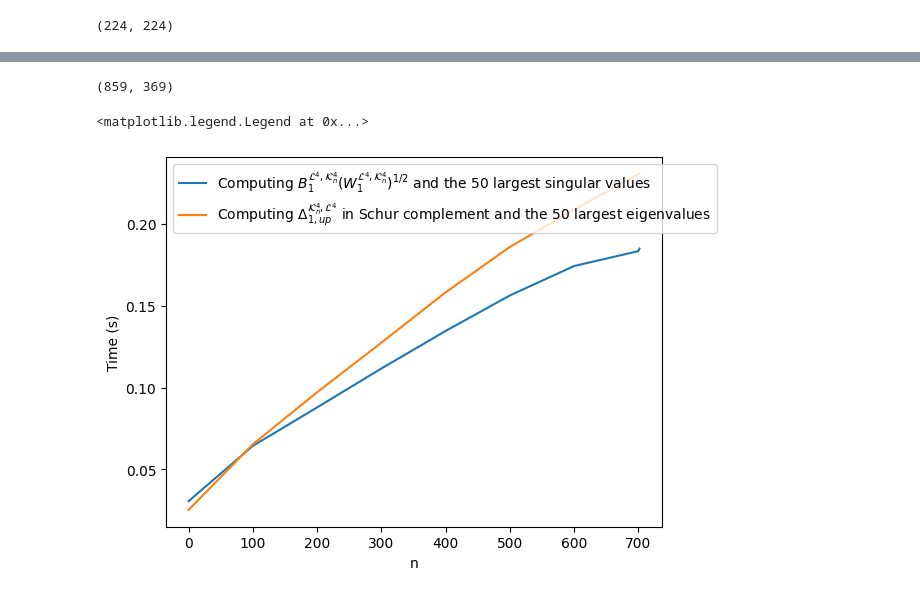
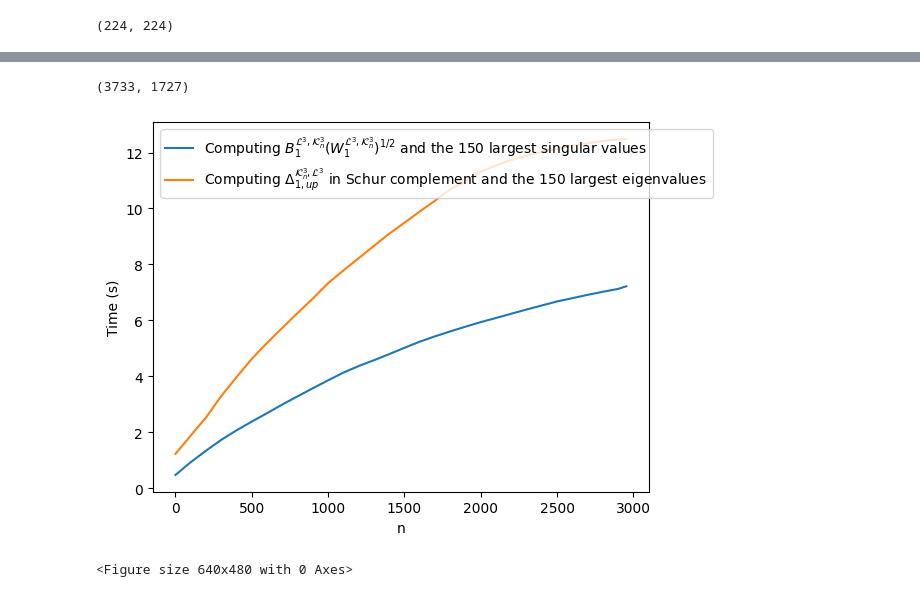
Before and after one commit to ruidongsmile/UpPersLapCubicalComplex, a Jupyter notebook: experiments/compute_largest_eigenvalues_1.ipynb, the cells around one changed output, grey strips where cells are left out. Saved outputs shown, nothing was run; the diff lists cells and outputs as text; code cells hidden in the pictures.

Commit message:
Compute largest eigenvalues and singular values

```diff
--- a/experiments/compute_eigenvalues_2 - Copy.ipynb
+++ b/experiments/compute_largest_eigenvalues_1.ipynb
@@ -43,7 +43,7 @@ Image.fromarray(image_array_4)
 [figure]
 # %%
 # Create CubicalComplex from the image array
-X = CubicalComplex(top_dimensional_cells=image_array_4).all_cells()
+X = CubicalComplex(top_dimensional_cells=image_array_3).all_cells()
 # %%
 # Create boundary operator, the filtration masks, and the number of filters
 bdry_opr, filt_idx_0_2, filt_idx_1_2, num_filt = get_bdry_opr(X, filt_0=20, filt_1=50, filt_2=150)
@@ -51,13 +51,14 @@ bdry_opr, filt_idx_0_2, filt_idx_1_2, num_filt = get_bdry_opr(X, filt_0=20, filt
 # Check the shape of the boundary operator
 bdry_opr.shape
 # %% [output]
-(859, 369)
+(3733, 1727)
 # %%
+# Initialize the UpPersistentLaplacianSparse class
 uplapclass = UpPersistentLaplacianSparse(bdry_opr, filt_idx_0_2=filt_idx_1_2,
                                          filt_idx_1_2=np.ones(bdry_opr.shape[0], dtype=bool))
 time_list_1 = []
 
-k=50
+k=150
 
 st_1 = time.time()
 
@@ -99,7 +100,7 @@ sub_filt_idx = np.where(uplapclass.filt_idx_1_2 != uplapclass.filt_idx_0_2)[0]
 indices_it = iter(sub_filt_idx)
 bdry_opr = bdry_opr.astype('float64')
 lap = bdry_opr @ np.transpose(bdry_opr)
-k=50
+k=150
 eigs = eigsh(lap, k=k, which='LM', return_eigenvectors=False)
 
 for i in range(num_filt):
@@ -117,17 +121,14 @@ time_list_3.append(et_2 - st_2)
 # %%
-steps = [_ for _ in range(0, num_filt, 100)]
-steps.append(num_filt)
+# plt.rcParams['text.usetex'] = True
+
+plt.plot(steps, time_list_1, label='Computing $B_{1}^{\mathcal{L}^3, \mathcal{K}^3_n}(W_{1}^{\mathcal{L}^3, \mathcal{K}^3_n})^{1/2}$ and the 150 largest singular values')
+plt.plot(steps, time_list_3, label='Computing $\Delta_{1, up}^{\mathcal{K}^3_n, \mathcal{L}^3}$ in Schur complement and the 150 largest eigenvalues')
+
+plt.xlabel('n')
+plt.ylabel('Time (s)')
+plt.legend(loc='upper left')
+plt.show()
+plt.savefig('plots/computing_time_largest_eigenvalues.png')
+# %% [output]
+[figure, added]
+<Figure size 640x480 with 0 Axes>
-# %%
-# plt.rcParams['text.usetex'] = True
-
-plt.plot(steps, time_list_1, label='Computing $B_{1}^{\mathcal{L}^4, \mathcal{K}^4_n}(W_{1}^{\mathcal{L}^4, \mathcal{K}^4_n})^{1/2}$ and the 50 largest singular values')
-plt.plot(steps, time_list_3, label='Computing $\Delta_{1, up}^{\mathcal{K}^4_n, \mathcal{L}^4}$ in Schur complement and the 50 largest eigenvalues')
-
-plt.xlabel('n')
-plt.ylabel('Time (s)')
-plt.legend(loc='upper left')
-# plt.show()
-# plt.savefig('plots/computing_time_eigenvalues_2.png')
-# %% [output]
-<matplotlib.legend.Legend at 0x...>
-[figure, removed]
```
Also changed, not shown: parts of 2 cells of this notebook, 14 other files.
